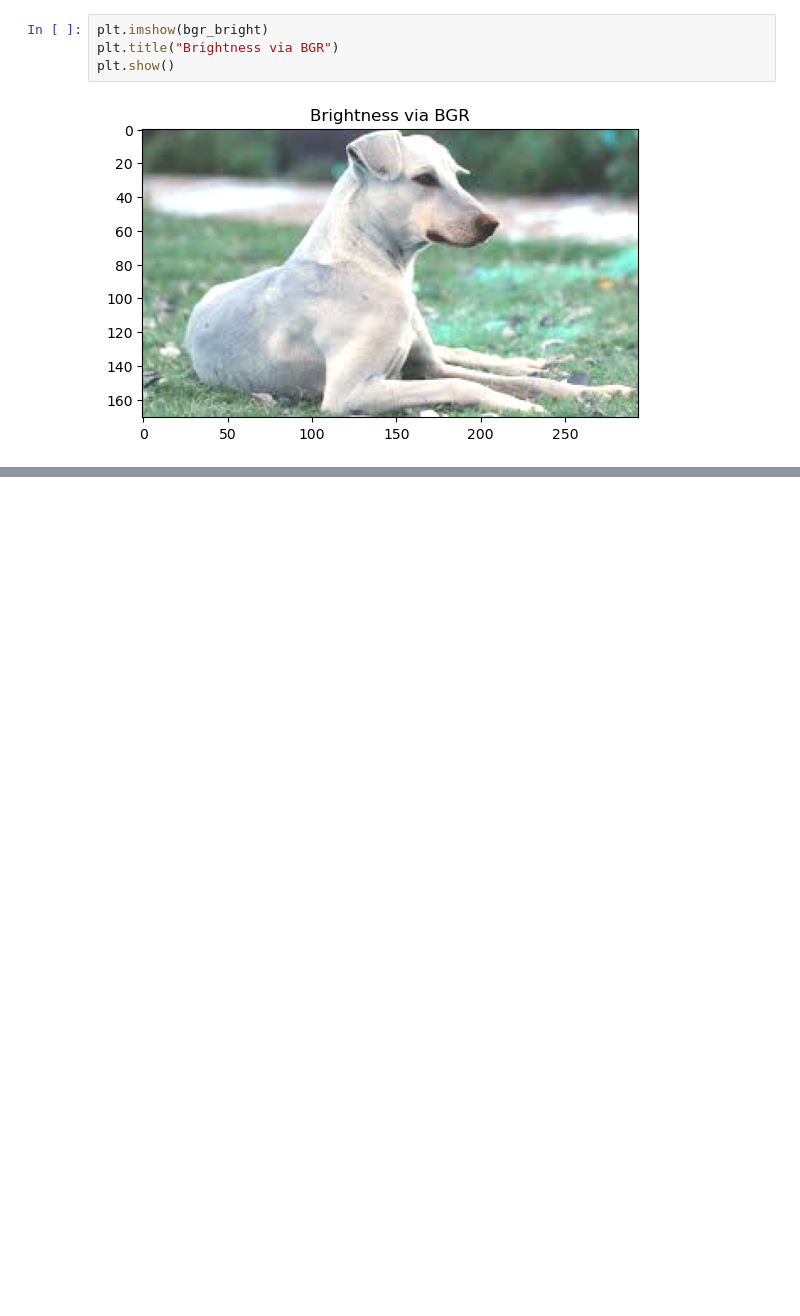
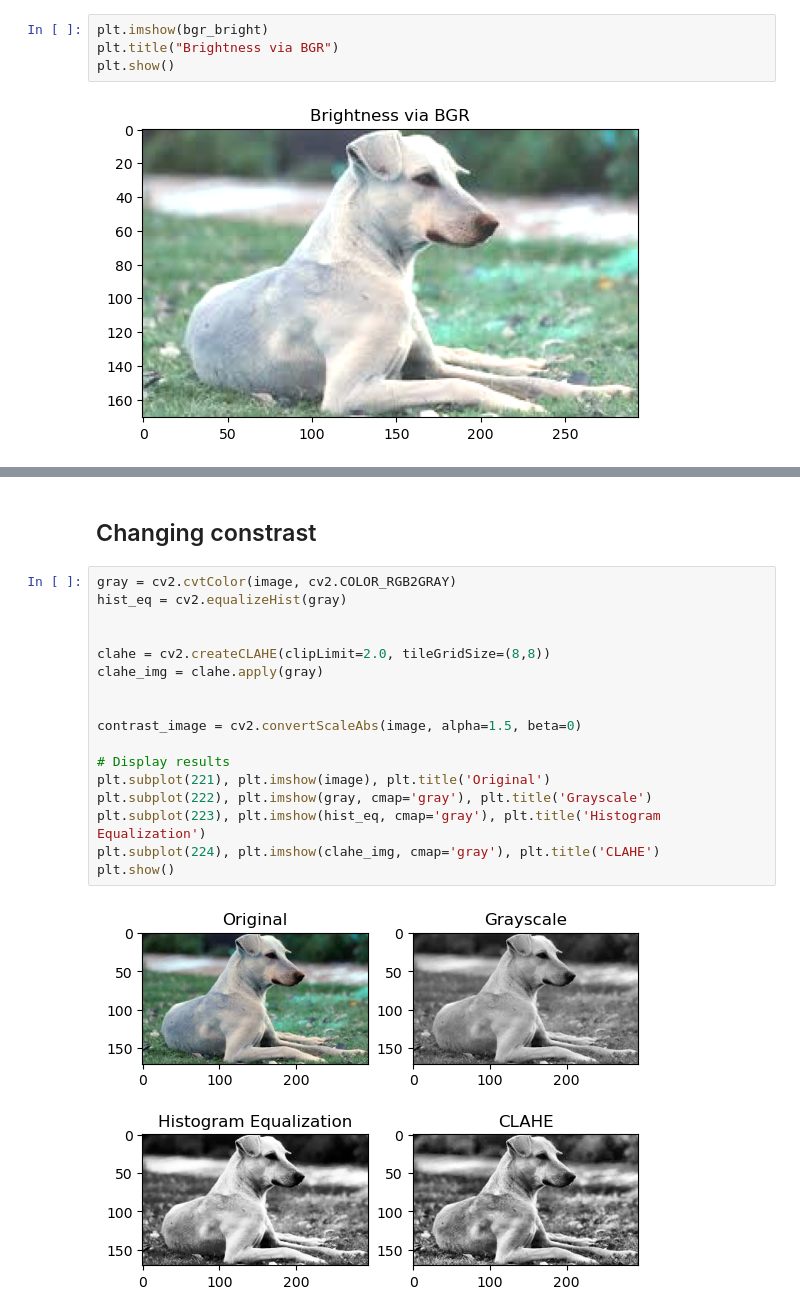
Before and after one commit to sumedh133/CVDL, a Jupyter notebook: lab2/2.ipynb, the cells around one changed output, grey strips where cells are left out. Cells and saved outputs as stored; diff of their text form; blank space fills up the shorter version.

```diff
--- a/lab2/2.ipynb
+++ b/lab2/2.ipynb
@@ -57,0 +51,21 @@ Error:
+# %% [markdown]
+## Changing constrast
+# %%
+gray = cv2.cvtColor(image, cv2.COLOR_RGB2GRAY)
+hist_eq = cv2.equalizeHist(gray)
+
+
+clahe = cv2.createCLAHE(clipLimit=2.0, tileGridSize=(8,8))
+clahe_img = clahe.apply(gray)
+
+
+contrast_image = cv2.convertScaleAbs(image, alpha=1.5, beta=0)
+
+# Display results
+plt.subplot(221), plt.imshow(image), plt.title('Original')
+plt.subplot(222), plt.imshow(gray, cmap='gray'), plt.title('Grayscale')
+plt.subplot(223), plt.imshow(hist_eq, cmap='gray'), plt.title('Histogram Equalization')
+plt.subplot(224), plt.imshow(clahe_img, cmap='gray'), plt.title('CLAHE')
+plt.show()
+# %% [output]
+[figure, added]
```
Also changed, not shown: parts of 6 cells of this notebook, 1 other file.
